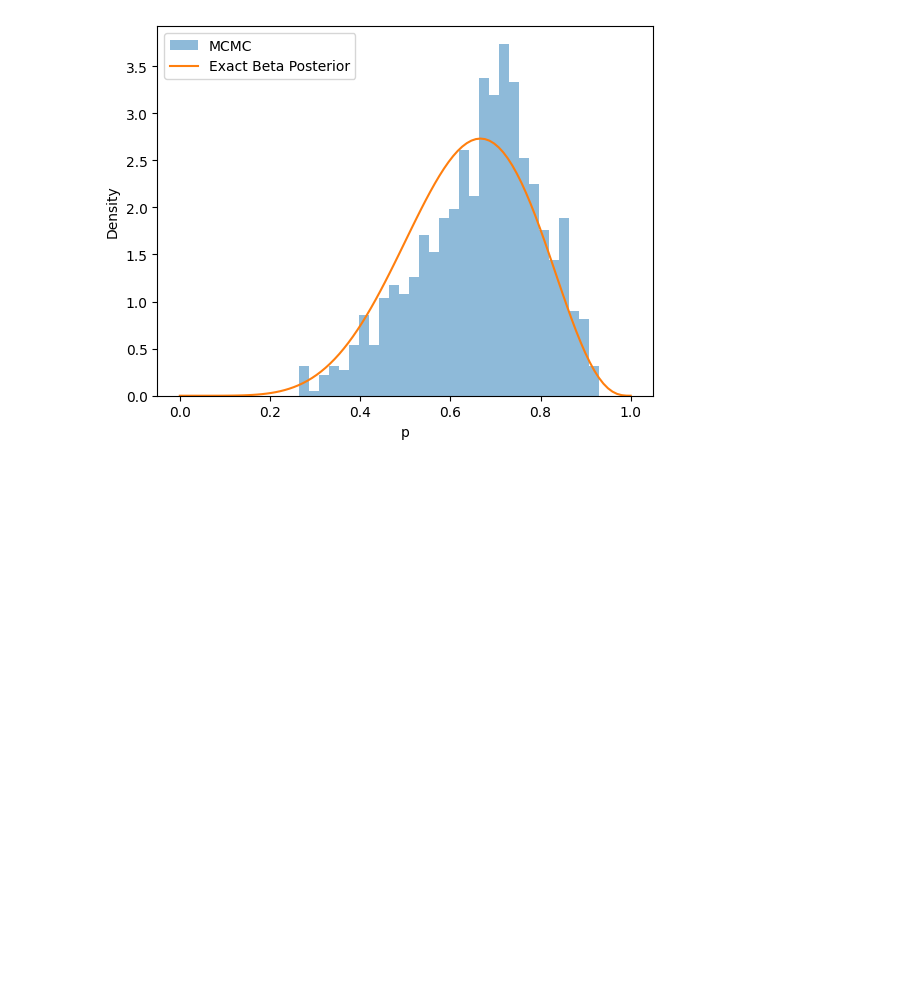
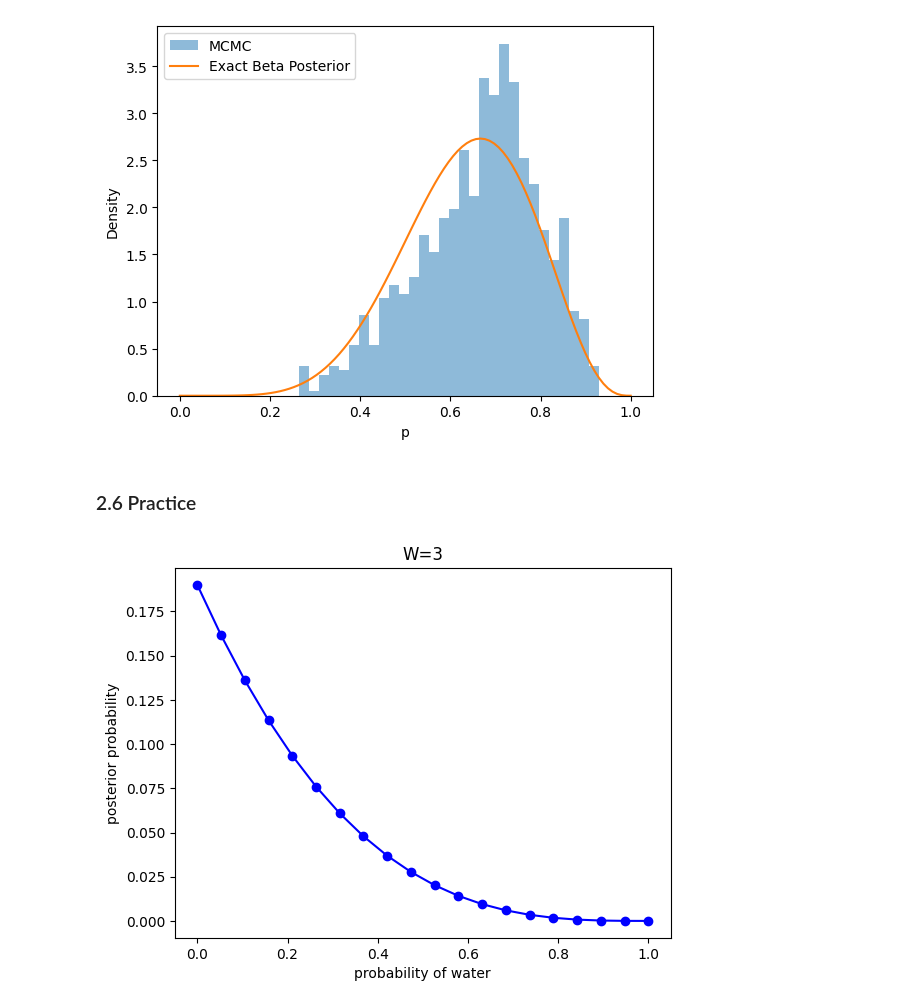
Before and after one commit to beckspark/statistical_rethinking_a_bayesian_course, a Jupyter notebook: notebooks/02_bayesian_analysis.ipynb, the cells around one changed output. Cells and saved outputs as stored; diff of their text form; code cells hidden in the pictures; blank space fills up the shorter version.

Commit message:
Start 2.6 practice problems.

```diff
--- a/notebooks/02_bayesian_analysis.ipynb
+++ b/notebooks/02_bayesian_analysis.ipynb
@@ -203,3 +203,23 @@ plt.legend()
 plt.show()
 # %% [output]
 [figure]
+# %% [markdown]
+### 2.6 Practice
+# %%
+# 2M1
+def compute_and_plot_graph_approximation(prior, p_grid, W, L, xlabel, ylabel, title) -> plt.plot:
+    posterior = get_graph_approximation_posterior(p_grid, prior, W, L)
+    return plot_graph_approximation(p_grid, posterior, xlabel, ylabel, title)
+# %%
+## (1)
+compute_and_plot_graph_approximation(
+    prior=np.ones(20),
+    p_grid=np.linspace(0, 1, 20),
+    W=3,
+    L=0,
+    xlabel="probability of water",
+    ylabel="posterior probability",
+    title="W=3"
+)
+# %% [output]
+[figure, added]
```
Also changed, not shown: parts of 5 cells of this notebook.
